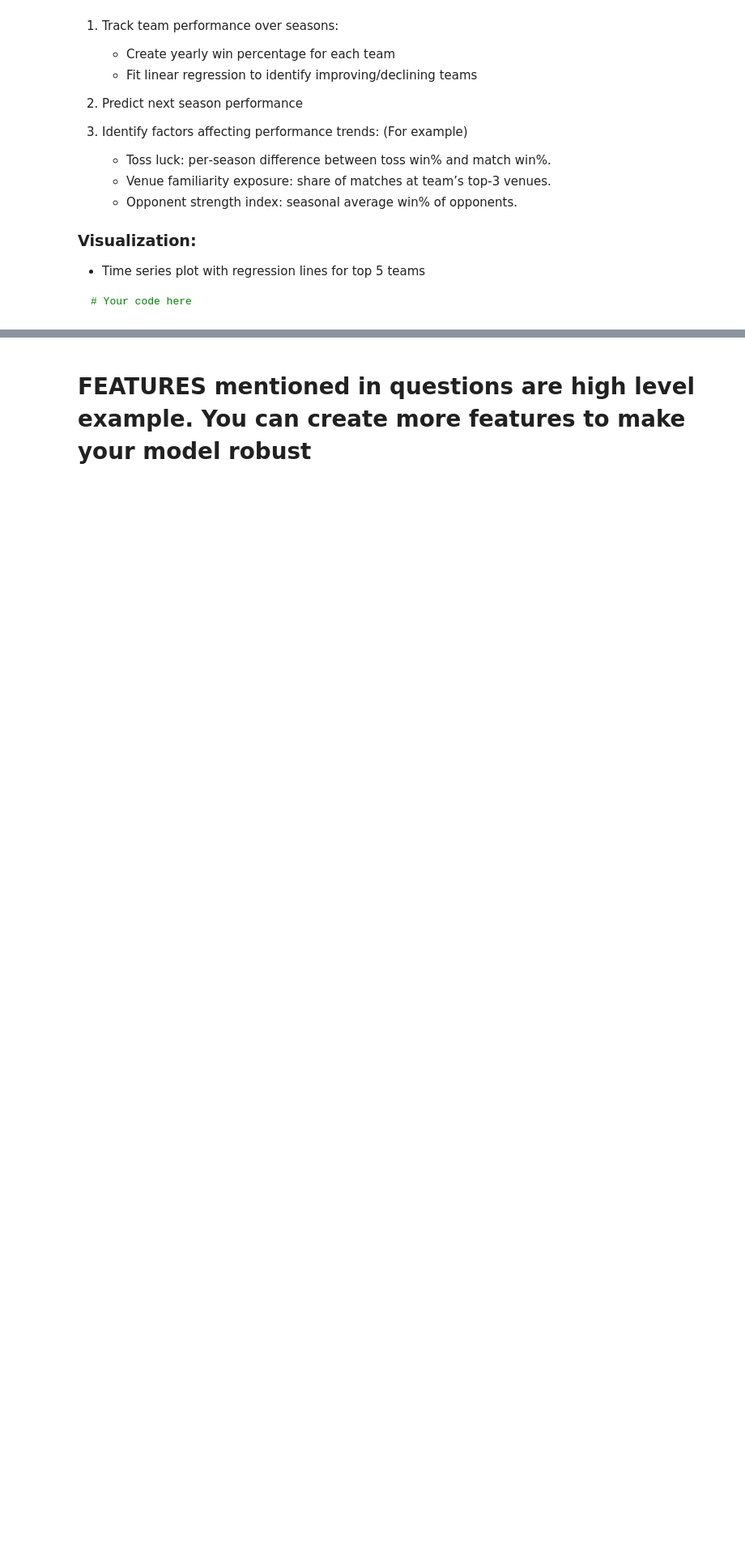
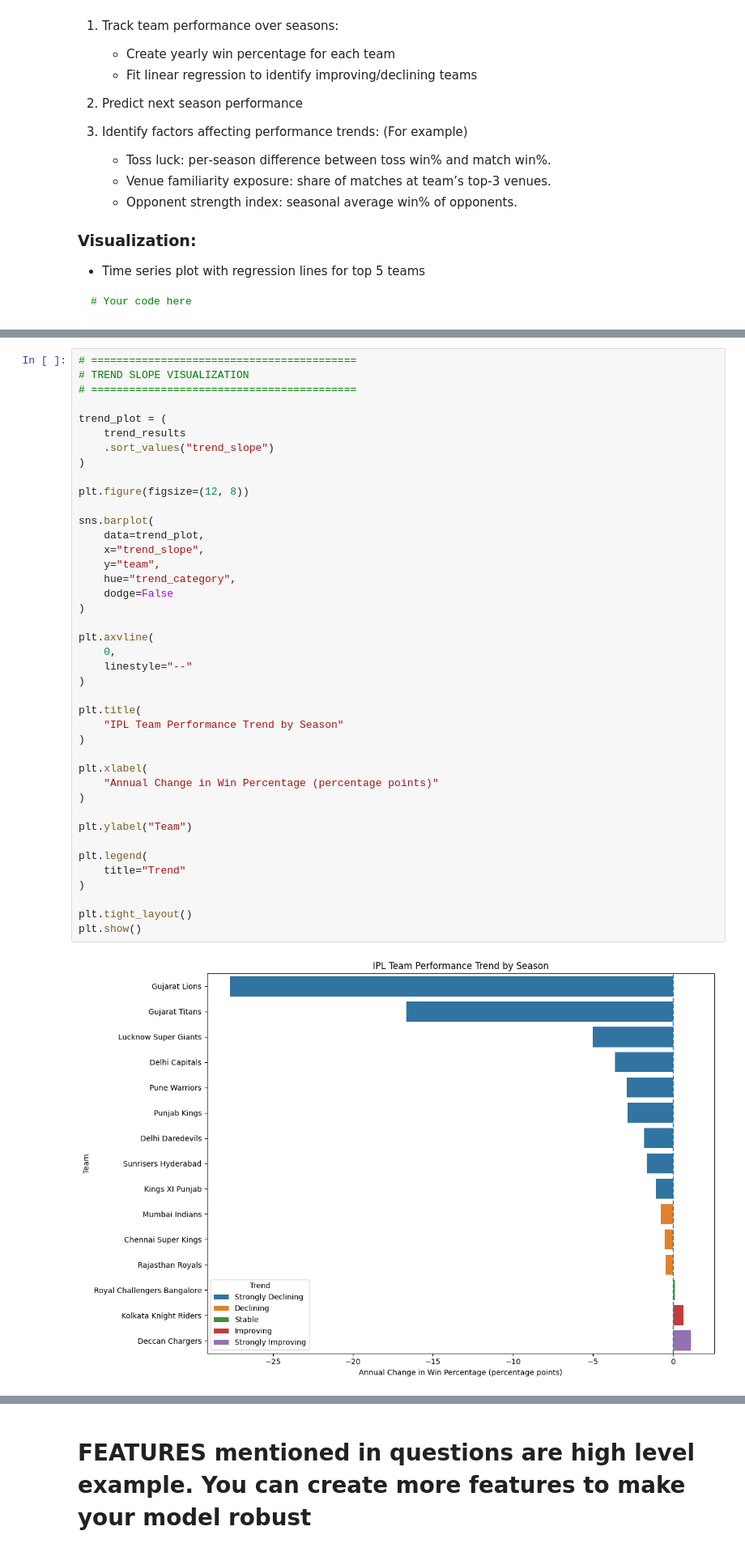
Before and after one commit to anp2/Declarative-Pipeline, a Jupyter notebook: Anand_IPL_DataAnalysis_Case_Study.ipynb, the cells around one changed output, grey strips where cells are left out. Shown at 81% size. Cells and saved outputs as stored; diff of their text form; blank space fills up the shorter version.

```diff
--- a/Anand_IPL_DataAnalysis_Case_Study.ipynb
+++ b/Anand_IPL_DataAnalysis_Case_Study.ipynb
@@ -2452,0 +3208,43 @@ Use **Linear Regression** to analyze performance trends:
+# %%
+# ==========================================
+# TREND SLOPE VISUALIZATION
+# ==========================================
+
+trend_plot = (
+    trend_results
+    .sort_values("trend_slope")
+)
+
+plt.figure(figsize=(12, 8))
+
+sns.barplot(
+    data=trend_plot,
+    x="trend_slope",
+    y="team",
+    hue="trend_category",
+    dodge=False
+)
+
+plt.axvline(
+    0,
+    linestyle="--"
+)
+
+plt.title(
+    "IPL Team Performance Trend by Season"
+)
+
+plt.xlabel(
+    "Annual Change in Win Percentage (percentage points)"
+)
+
+plt.ylabel("Team")
+
+plt.legend(
+    title="Trend"
+)
+
+plt.tight_layout()
+plt.show()
+# %% [output]
+[figure, added]
```
Also changed, not shown: parts of 17 cells of this notebook.
